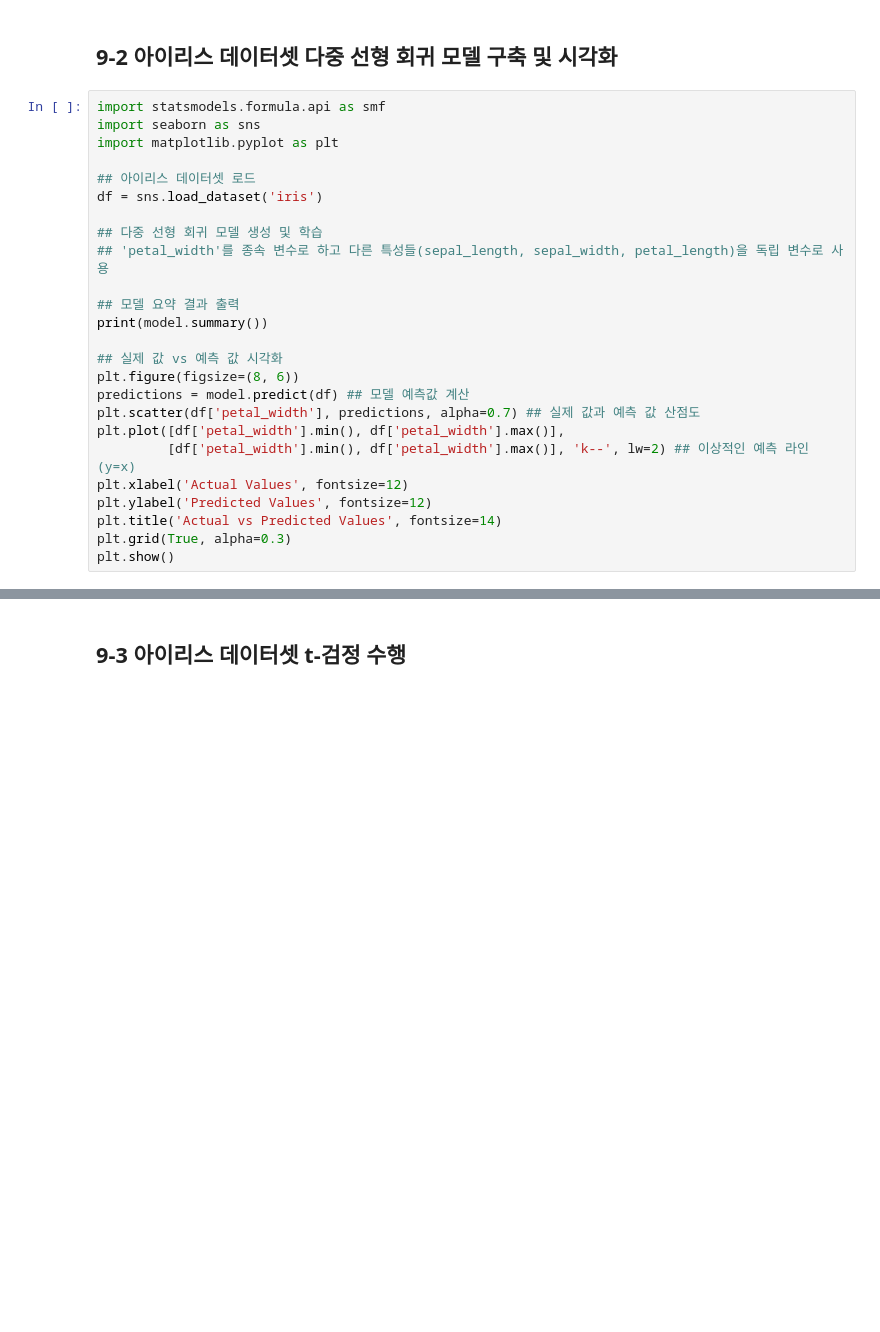
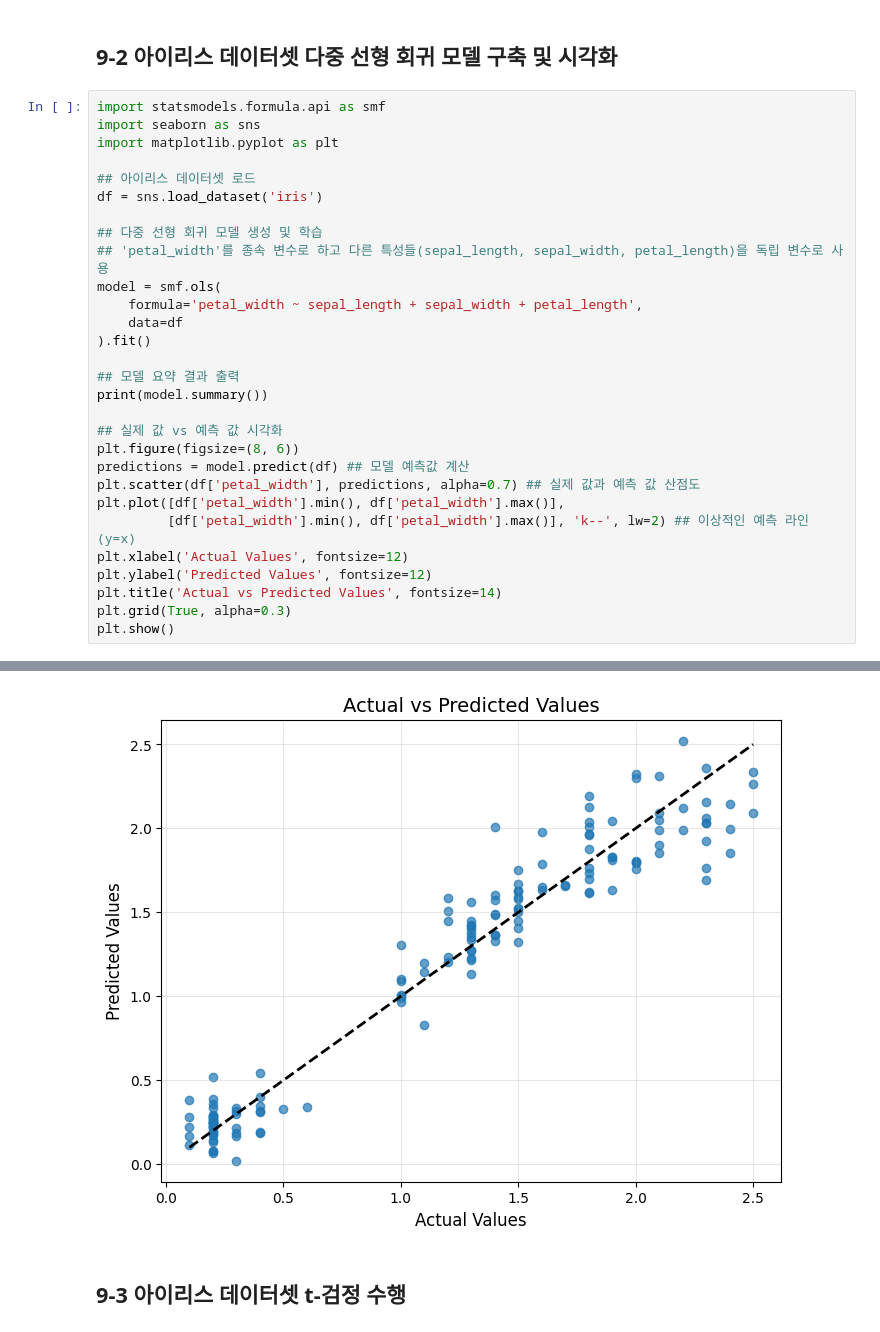
Before and after one commit to Yukyeong-OssData/Data-Analysis-with-Open-Source, a Jupyter notebook: 오픈소스_데이터_분석_9강.ipynb, the cells around one changed output, grey strips where cells are left out. Drawn from its saved outputs; the diff is of its cells as text; blank space fills up the shorter version.

```diff
--- a/오픈소스_데이터_분석_9강.ipynb
+++ b/오픈소스_데이터_분석_9강.ipynb
@@ -67,6 +76,10 @@ df = sns.load_dataset('iris')
 
 ## 다중 선형 회귀 모델 생성 및 학습
 ## 'petal_width'를 종속 변수로 하고 다른 특성들(sepal_length, sepal_width, petal_length)을 독립 변수로 사용
+model = smf.ols(
+    formula='petal_width ~ sepal_length + sepal_width + petal_length',
+    data=df
+).fit()
 
 ## 모델 요약 결과 출력
 print(model.summary())
@@ -82,3 +95,4 @@ plt.ylabel('Predicted Values', fontsize=12)
 plt.title('Actual vs Predicted Values', fontsize=14)
 plt.grid(True, alpha=0.3)
 plt.show()
+# %% [output]
@@ -85,3 +116,4 @@ plt.show()
+[figure, added]
 # %% [markdown]
 ## 9-3 아이리스 데이터셋 t-검정 수행
 # %%
```
Also changed, not shown: parts of 9 cells of this notebook.
